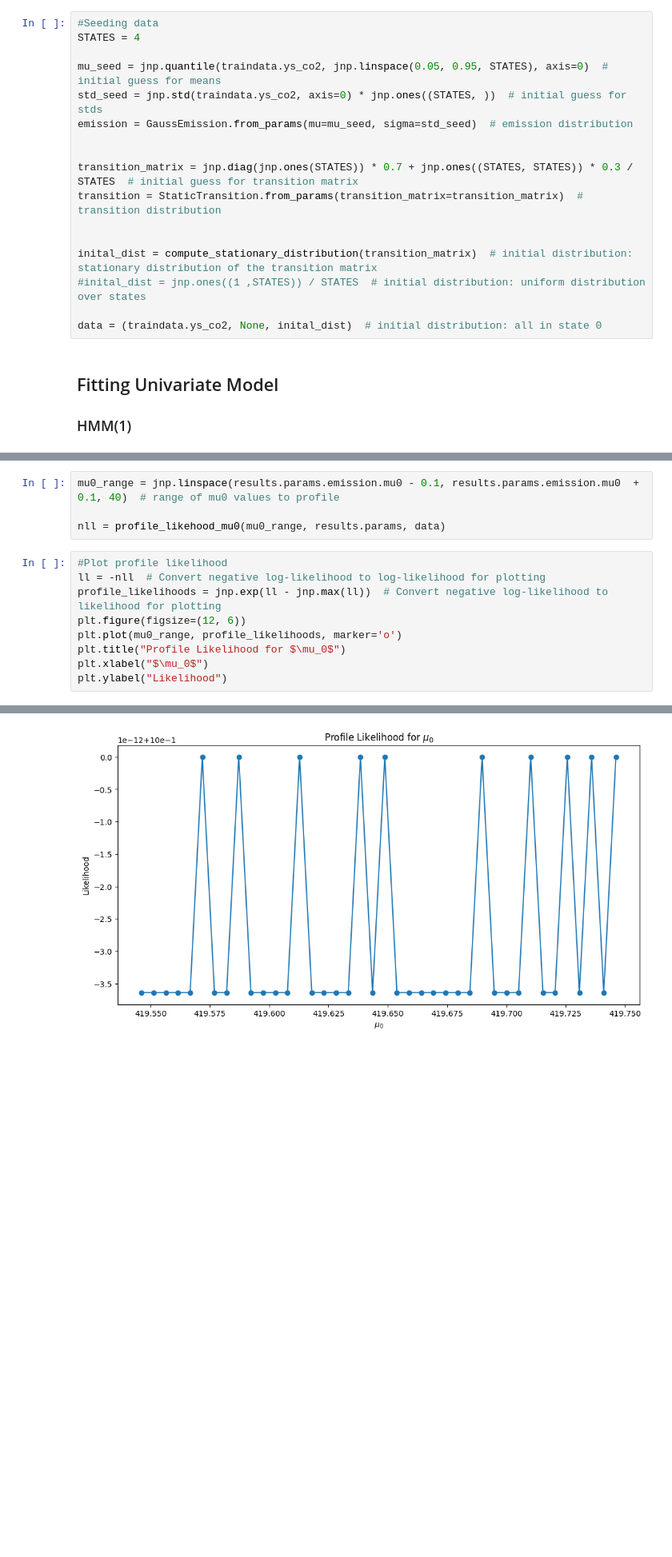
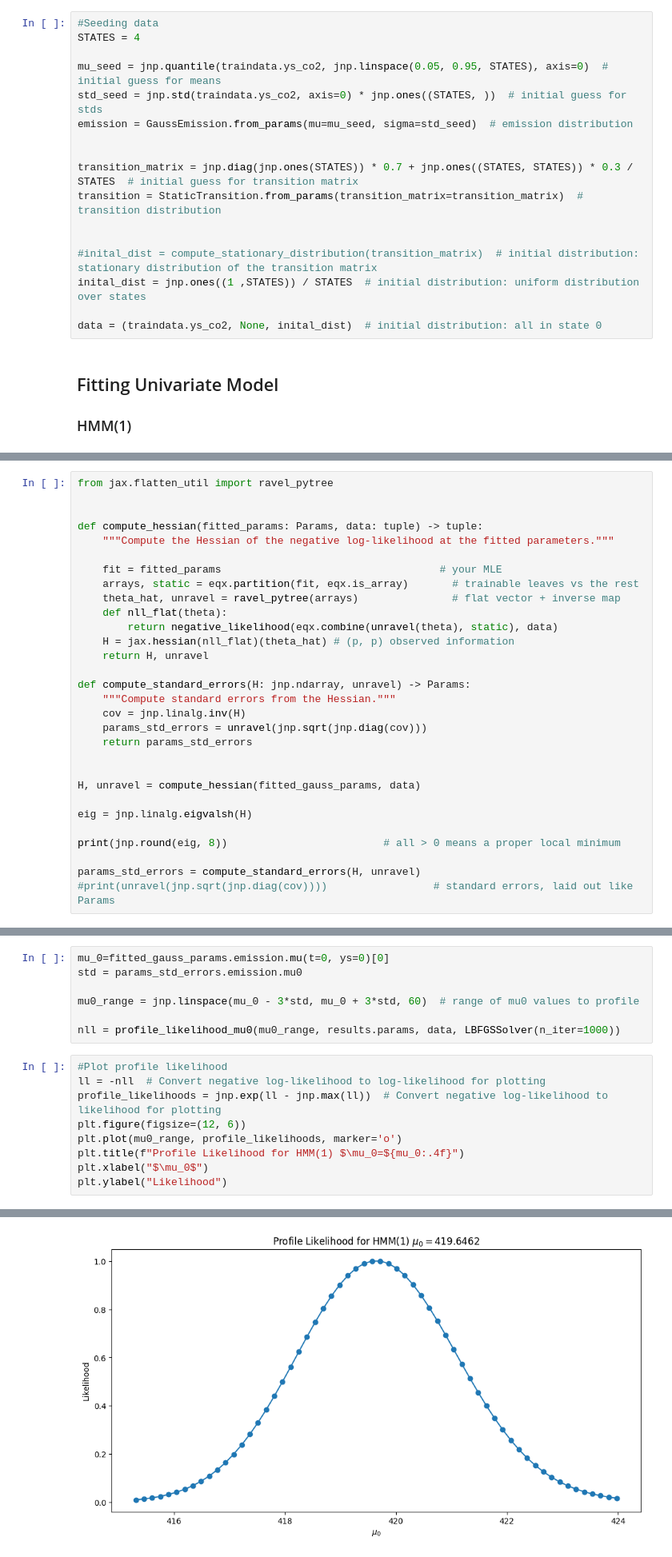
Before and after one commit to Maccen26/hmm-modelling, a Jupyter notebook: week_6_part_2.ipynb, the cells around one changed output, grey strips where cells are left out. Shown at 80% size. Saved outputs shown, nothing was run; the diff lists cells and outputs as text; blank space fills up the shorter version.

```diff
--- a/week_6_part_2.ipynb
+++ b/week_6_part_2.ipynb
@@ -146,8 +146,8 @@ transition_matrix = jnp.diag(jnp.ones(STATES)) * 0.7 + jnp.ones((STATES, STATES)
 transition = StaticTransition.from_params(transition_matrix=transition_matrix)  # transition distribution
 
 
-inital_dist = compute_stationary_distribution(transition_matrix)  # initial distribution: stationary distribution of the transition matrix
-#inital_dist = jnp.ones((1 ,STATES)) / STATES  # initial distribution: uniform distribution over states
+#inital_dist = compute_stationary_distribution(transition_matrix)  # initial distribution: stationary distribution of the transition matrix
+inital_dist = jnp.ones((1 ,STATES)) / STATES  # initial distribution: uniform distribution over states
 
 data = (traindata.ys_co2, None, inital_dist)  # initial distribution: all in state 0
 # %% [markdown]
@@ -193,0 +192,30 @@ def profile_likehood_mu0(mu0_range: jnp.ndarray, params: Params, data: tuple) ->
+# %%
+from jax.flatten_util import ravel_pytree
+
+
+def compute_hessian(fitted_params: Params, data: tuple) -> tuple:
+    """Compute the Hessian of the negative log-likelihood at the fitted parameters."""
+
+    fit = fitted_params                                   # your MLE
+    arrays, static = eqx.partition(fit, eqx.is_array)       # trainable leaves vs the rest
+    theta_hat, unravel = ravel_pytree(arrays)               # flat vector + inverse map
+    def nll_flat(theta):
+        return negative_likelihood(eqx.combine(unravel(theta), static), data)
+    H = jax.hessian(nll_flat)(theta_hat) # (p, p) observed information
+    return H, unravel
+
+def compute_standard_errors(H: jnp.ndarray, unravel) -> Params:
+    """Compute standard errors from the Hessian."""
+    cov = jnp.linalg.inv(H)
+    params_std_errors = unravel(jnp.sqrt(jnp.diag(cov)))
+    return params_std_errors
+
+
+H, unravel = compute_hessian(fitted_gauss_params, data)
+
+eig = jnp.linalg.eigvalsh(H)
+
+print(jnp.round(eig, 8))                         # all > 0 means a proper local minimum
+
+params_std_errors = compute_standard_errors(H, unravel)
+#print(unravel(jnp.sqrt(jnp.diag(cov))))                 # standard errors, laid out like Params
@@ -194,19 +228,22 @@ def profile_likehood_mu0(mu0_range: jnp.ndarray, params: Params, data: tuple) ->
 # %%
-mu0_range = jnp.linspace(results.params.emission.mu0 - 0.1, results.params.emission.mu0  + 0.1, 40)  # range of mu0 values to profile
+mu_0=fitted_gauss_params.emission.mu(t=0, ys=0)[0]
+std = params_std_errors.emission.mu0
 
-nll = profile_likehood_mu0(mu0_range, results.params, data)
+mu0_range = jnp.linspace(mu_0 - 3*std, mu_0 + 3*std, 60)  # range of mu0 values to profile
+
+nll = profile_likelihood_mu0(mu0_range, results.params, data, LBFGSSolver(n_iter=1000))
 # %%
 #Plot profile likelihood
 ll = -nll  # Convert negative log-likelihood to log-likelihood for plotting
 profile_likelihoods = jnp.exp(ll - jnp.max(ll))  # Convert negative log-likelihood to likelihood for plotting
 plt.figure(figsize=(12, 6))
 plt.plot(mu0_range, profile_likelihoods, marker='o')
-plt.title("Profile Likelihood for $\mu_0$")
+plt.title(f"Profile Likelihood for HMM(1) $\mu_0=${mu_0:.4f}")
 plt.xlabel("$\mu_0$")
 plt.ylabel("Likelihood")
 # %% [output]
 Text(0, 0.5, 'Likelihood')
-[figure, old version]
+[figure, new version]
 # %% [markdown]
 ### AR(1)-HMM(1)
 # %%
```
Also changed, not shown: parts of 9 cells of this notebook, 1 other file.
